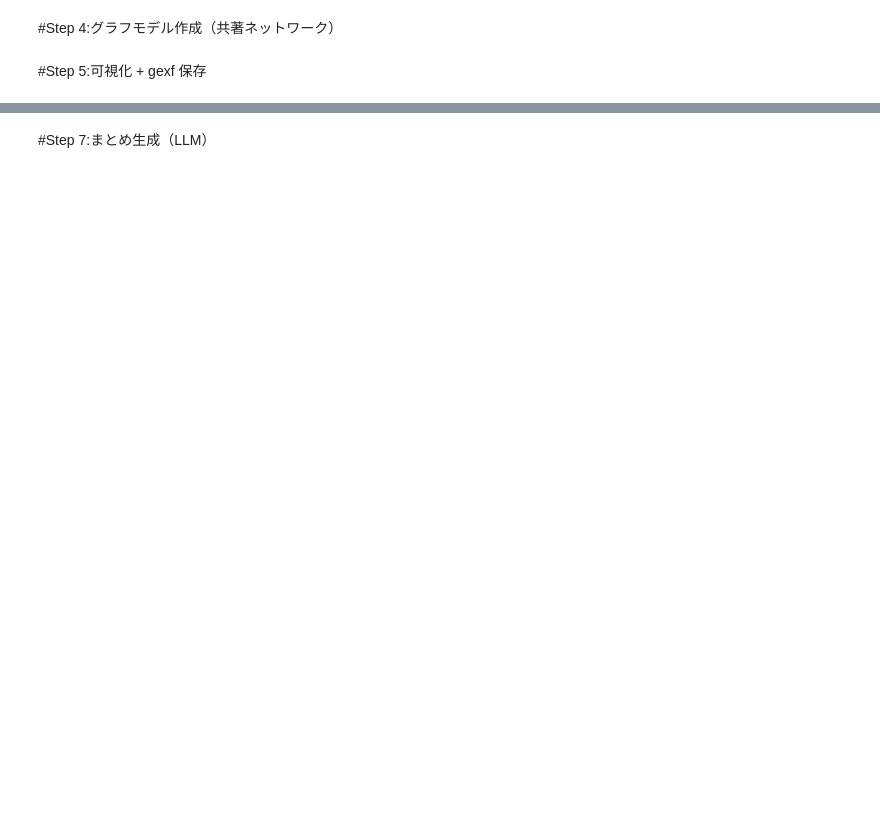
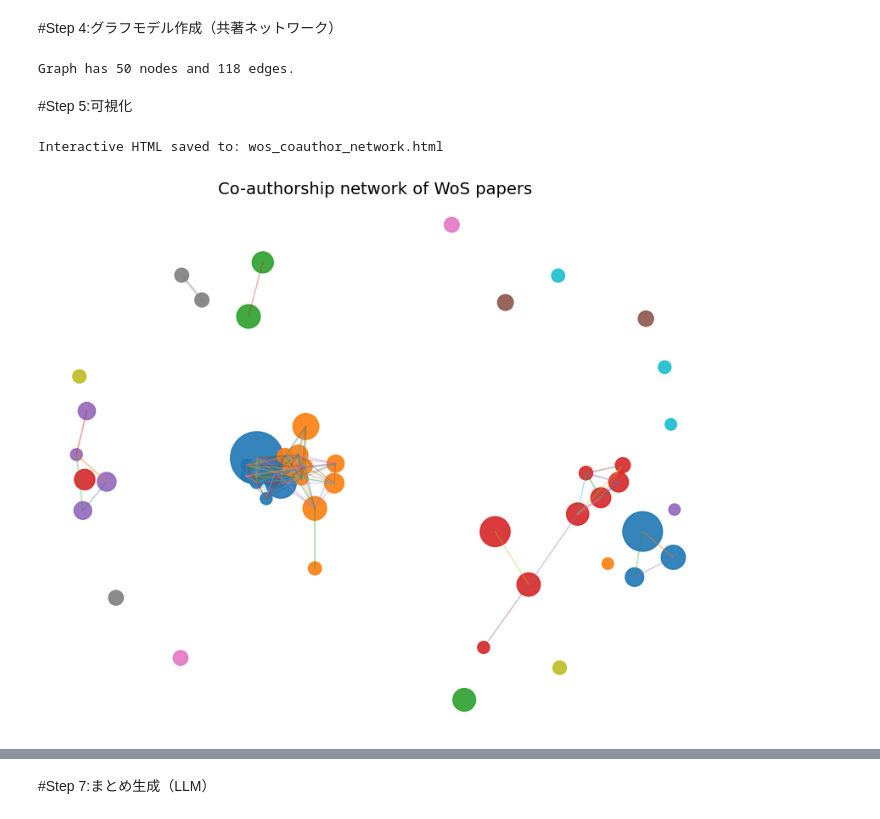
Before and after one commit to Masahiro6626/DH, a Jupyter notebook: RAG_WoS_search.ipynb, the cells around one changed output, grey strips where cells are left out. Cells and saved outputs as stored; diff of their text form; code cells hidden in the pictures; blank space fills up the shorter version.

```diff
--- a/RAG_WoS_search.ipynb
+++ b/RAG_WoS_search.ipynb
@@ -94,7 +115,8 @@ user_query = input("Describe your research topic or paste from an abstract, etc:
 print("User Query:", user_query)
 
 # 年代の入力: 例) 1990-2020, 1990 2020 など
-years_raw = getpass.getpass("Enter target years from XXXX to YYYY (e.g. 1990-2020): ")
+#years_raw = getpass.getpass("Enter target years from XXXX to YYYY (e.g. 1990-2020): ")
+years_raw = input("Enter target years from XXXX to YYYY (e.g. 1990-2020): ")
 years = re.findall(r'\d{4}', years_raw)
 if len(years) >= 2:
     start_year, end_year = years[0], years[1]
@@ -479,8 +528,10 @@ else:
     partition = {n: 0 for n in G.nodes()}
 
 nx.set_node_attributes(G, partition, "cluster")
+# %% [output]
+Graph has 50 nodes and 118 edges.
 # %% [markdown]
-#Step 5:可視化 + gexf 保存
+#Step 5:可視化
 # %%
 # ============================================================
 # Step 5: 可視化
@@ -488,7 +539,6 @@ nx.set_node_attributes(G, partition, "cluster")
 #   - クラスタごとに色分け
 #   - ノードサイズ = log10(times_cited) でスケーリング（約 50〜300）
 #   - mpld3 で HTML 出力（マウスオーバーでタイトル・著者・年）
-#   - GEXF 出力
 # ============================================================
 
 # レイアウト
@@ -541,13 +591,26 @@ for n in pos.keys():
     title = G.nodes[n].get("title", "") or ""
     year = G.nodes[n].get("year", "")
     authors = G.nodes[n].get("authors", [])
-    auth_str = ", ".join(authors[:3])
-    if len(authors) > 3:
-        auth_str += f" et al."
-    tooltip_text = f"{title[:80]}...\n({year}) {auth_str}"
+
+    # ---------------------------------------------
+    # タイトル → 60文字で打ち切り（"...” 付き）
+    # ---------------------------------------------
+    if len(title) > 60:
+        title_disp = title[:60] + "..."
+    else:
+        title_disp = title
+
+    # 著者名 → 最大3名、そのまま連結し、全体で20文字に丸める
+    if isinstance(authors, list):
+        auth_str = ", ".join(authors[:3])
+    else:
+        auth_str = str(authors)
+
+    auth_disp = auth_str[:20]  # 20文字で丸める
+    # ---------------------------------------------
+
+    tooltip_text = f"{title_disp}\n({year}) {auth_disp}"
     labels.append(tooltip_text)
-
-
 
 fig, ax = plt.subplots(figsize=(10, 8))
 
@@ -570,36 +633,39 @@ scatter = ax.scatter(
     alpha=0.9,
 )
 
 ax.set_axis_off()
 ax.set_title("Co-authorship network of WoS papers", fontsize=14)
 
 # mpld3 のツールチップ
 tooltip = mpld3.plugins.PointLabelTooltip(scatter, labels=labels)
 mpld3.plugins.connect(fig, tooltip)
 
 html_str = mpld3.fig_to_html(fig)
 
 html_file = "wos_coauthor_network.html"
 with open(html_file, "w", encoding="utf-8") as f:
     f.write(html_str)
 
 print(f"\nInteractive HTML saved to: {html_file}")
 
 # ---- GEXF 出力前に list 属性を文字列化（エラー対策）----
 for n in G.nodes:
     authors_attr = G.nodes[n].get("authors")
     if isinstance(authors_attr, list):
         G.nodes[n]["authors"] = "; ".join(authors_attr)
 
 for u, v, d in G.edges(data=True):
     common_attr = d.get("common_authors")
     if isinstance(common_attr, list):
         d["common_authors"] = "; ".join(common_attr)
 
 # GEXF 出力（Gephi 用）
-gexf_file = "wos_coauthor_network.gexf"
-nx.write_gexf(G, gexf_file)
-print(f"GEXF file saved to: {gexf_file}")
+#gexf_file = "wos_coauthor_network.gexf"
+#nx.write_gexf(G, gexf_file)
+#print(f"GEXF file saved to: {gexf_file}")
+# %% [output]
+Interactive HTML saved to: wos_coauthor_network.html
+[figure, added]
 # %%
 # ============================================================
 # Step 6 可視化（pyvis インタラクティブバージョン）
```
Also changed, not shown: parts of 6 cells of this notebook.
